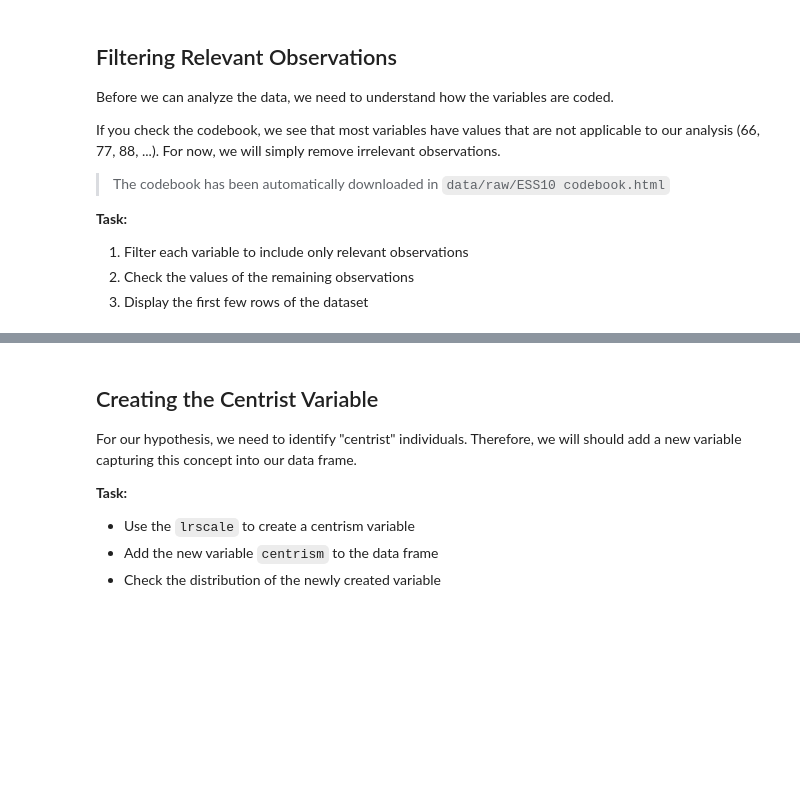
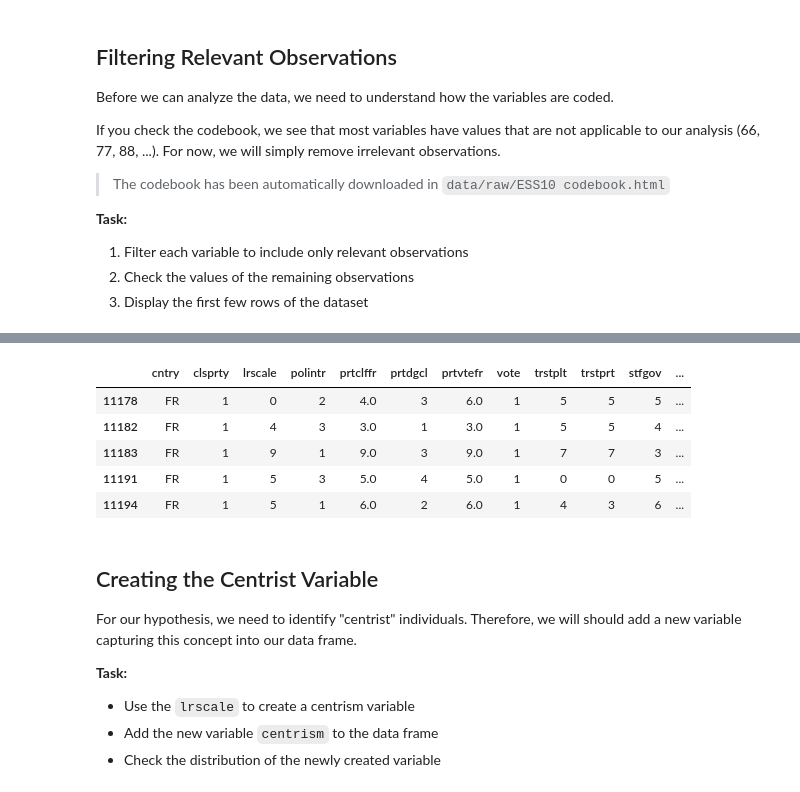
Before and after one commit to mickaeltemporao/paper-spsc-2026, a Jupyter notebook: group-1/preprocess_g1.ipynb, the cells around one changed output, grey strips where cells are left out. Cells and saved outputs as stored; diff of their text form; code cells hidden in the pictures; blank space fills up the shorter version.

```diff
--- a/group-1/preprocess_g1.ipynb
+++ b/group-1/preprocess_g1.ipynb
@@ -73,3 +189,12 @@ For now, we will simply remove irrelevant observations.
+# %%
+df_france.head()
+# %% [output]
+|  | cntry | clsprty | lrscale | polintr | prtclffr | prtdgcl | prtvtefr | vote | trstplt | trstprt | stfgov | ... |
+| 11178 | FR | 1 | 0 | 2 | 4.0 | 3 | 6.0 | 1 | 5 | 5 | 5 | ... |
+| 11182 | FR | 1 | 4 | 3 | 3.0 | 1 | 3.0 | 1 | 5 | 5 | 4 | ... |
+| 11183 | FR | 1 | 9 | 1 | 9.0 | 3 | 9.0 | 1 | 7 | 7 | 3 | ... |
+| 11191 | FR | 1 | 5 | 3 | 5.0 | 4 | 5.0 | 1 | 0 | 0 | 5 | ... |
+| 11194 | FR | 1 | 5 | 1 | 6.0 | 2 | 6.0 | 1 | 4 | 3 | 6 | ... |
 # %% [markdown]
 ## Creating the Centrist Variable
 
```
Also changed, not shown: parts of 7 cells of this notebook.
